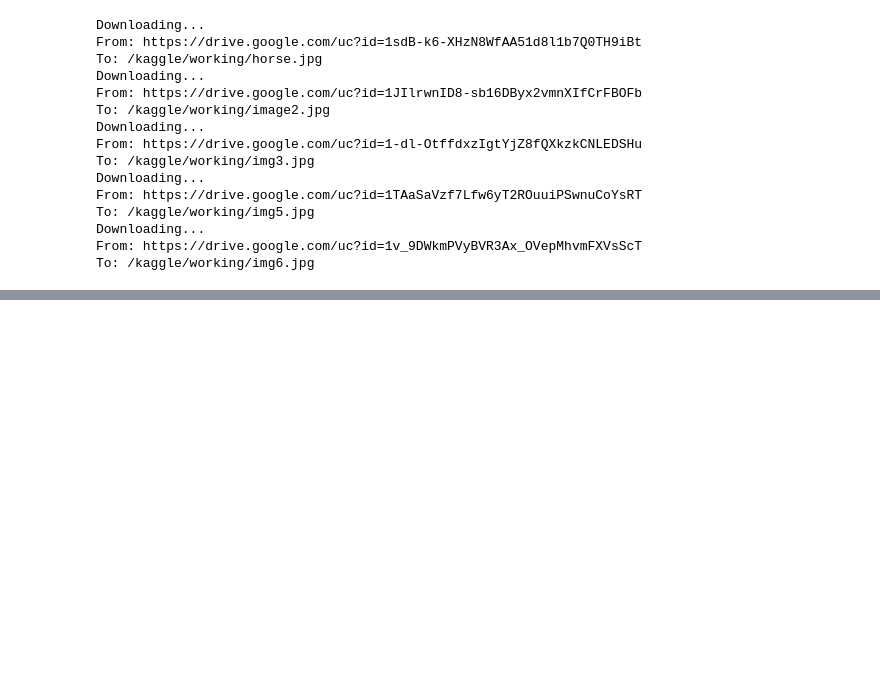
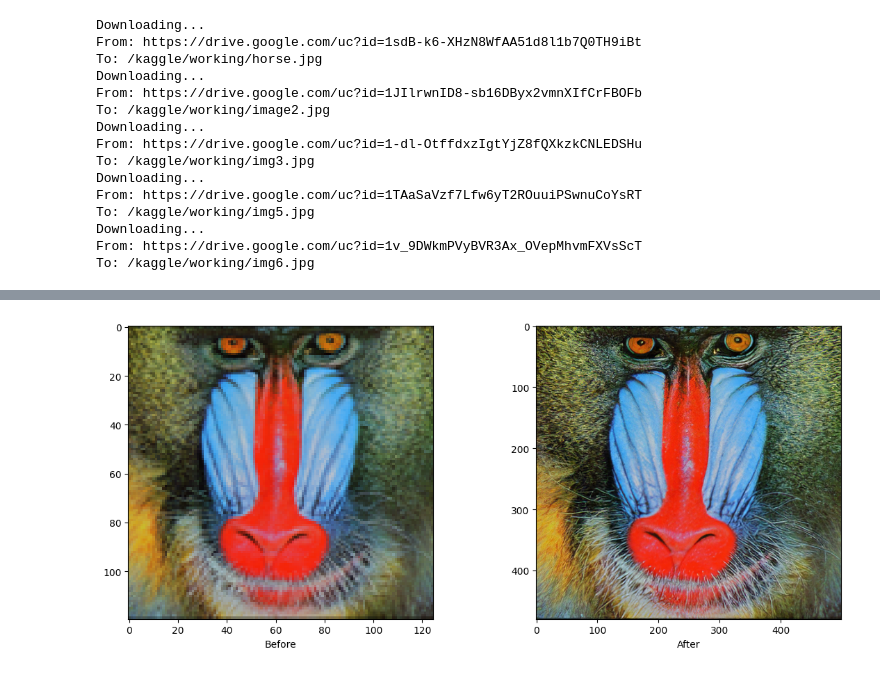
Before and after one commit to ParamAhuja/SAT_ELITE, a Jupyter notebook: backend/inference.ipynb, the cells around one changed output, grey strips where cells are left out. Saved outputs shown, nothing was run; the diff lists cells and outputs as text; code cells hidden in the pictures; blank space fills up the shorter version.

```diff
--- a/backend/inference.ipynb
+++ b/backend/inference.ipynb
@@ -248,15 +173,17 @@ FileNotFoundError: [Errno 2] No such file or directory: './ESRGAN/results/comic_
 # %%
 plt.figure(figsize=(12,5))
-img1 = plt.imread(f"./ESRGAN/LR/baboon.png")
+img1 = plt.imread(f"/kaggle/working/SpectraGAN/backend/LR/baboon.png")
 plt.subplot(1,2,1)
 plt.xlabel("Before")
 plt.imshow(img1)
 
-img2 = plt.imread(f"./ESRGAN/results/baboon_rlt.png")
+img2 = plt.imread(f"/kaggle/working/SpectraGAN/backend/results/baboon_rlt.png")
 plt.subplot(1,2,2)
 plt.xlabel("After")
 plt.imshow(img2)
 plt.tight_layout()
 plt.show()
+# %% [output]
+[figure, added]
 # %%
 plt.figure(figsize=(12,5))
```
Also changed, not shown: parts of 26 cells of this notebook.
